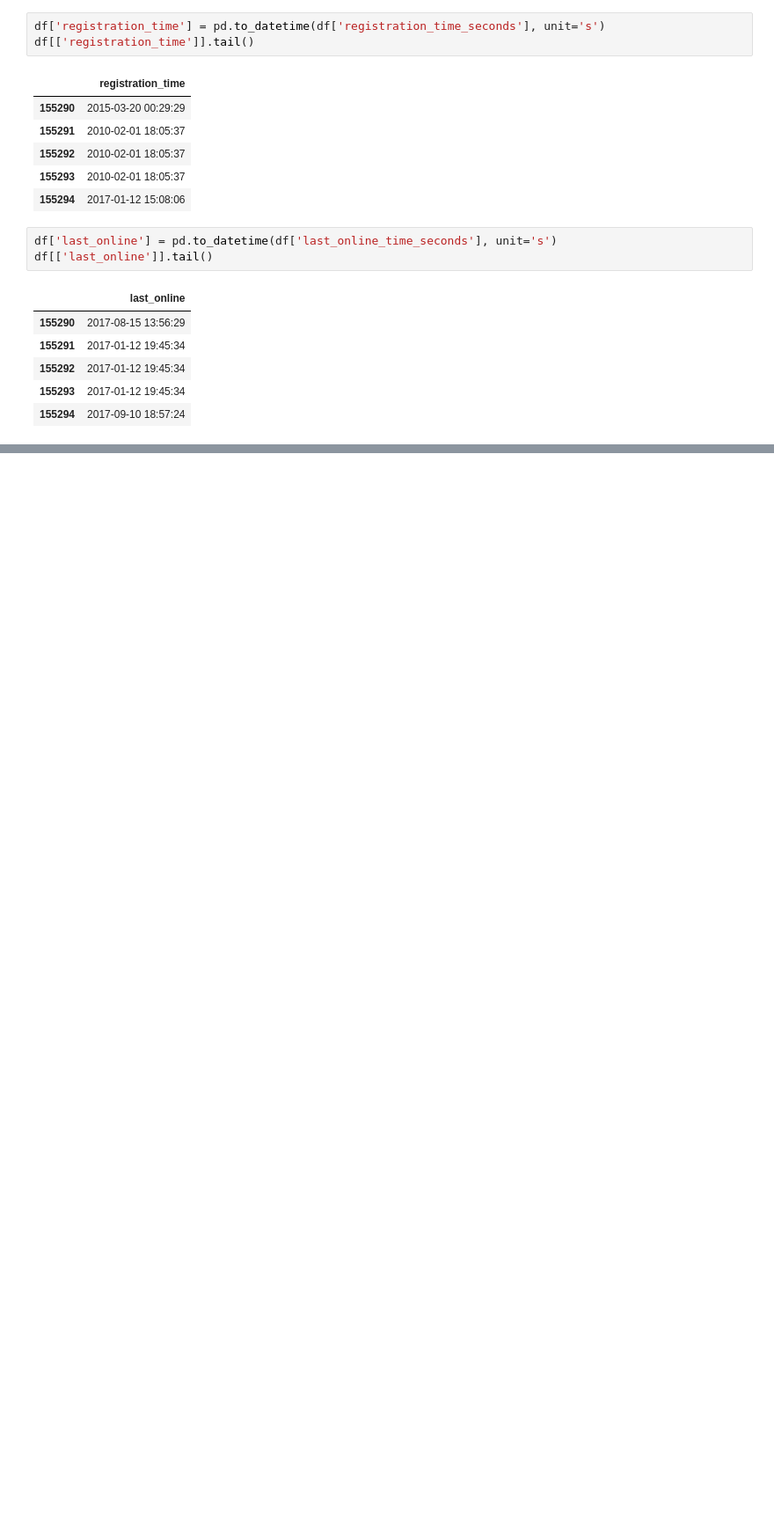
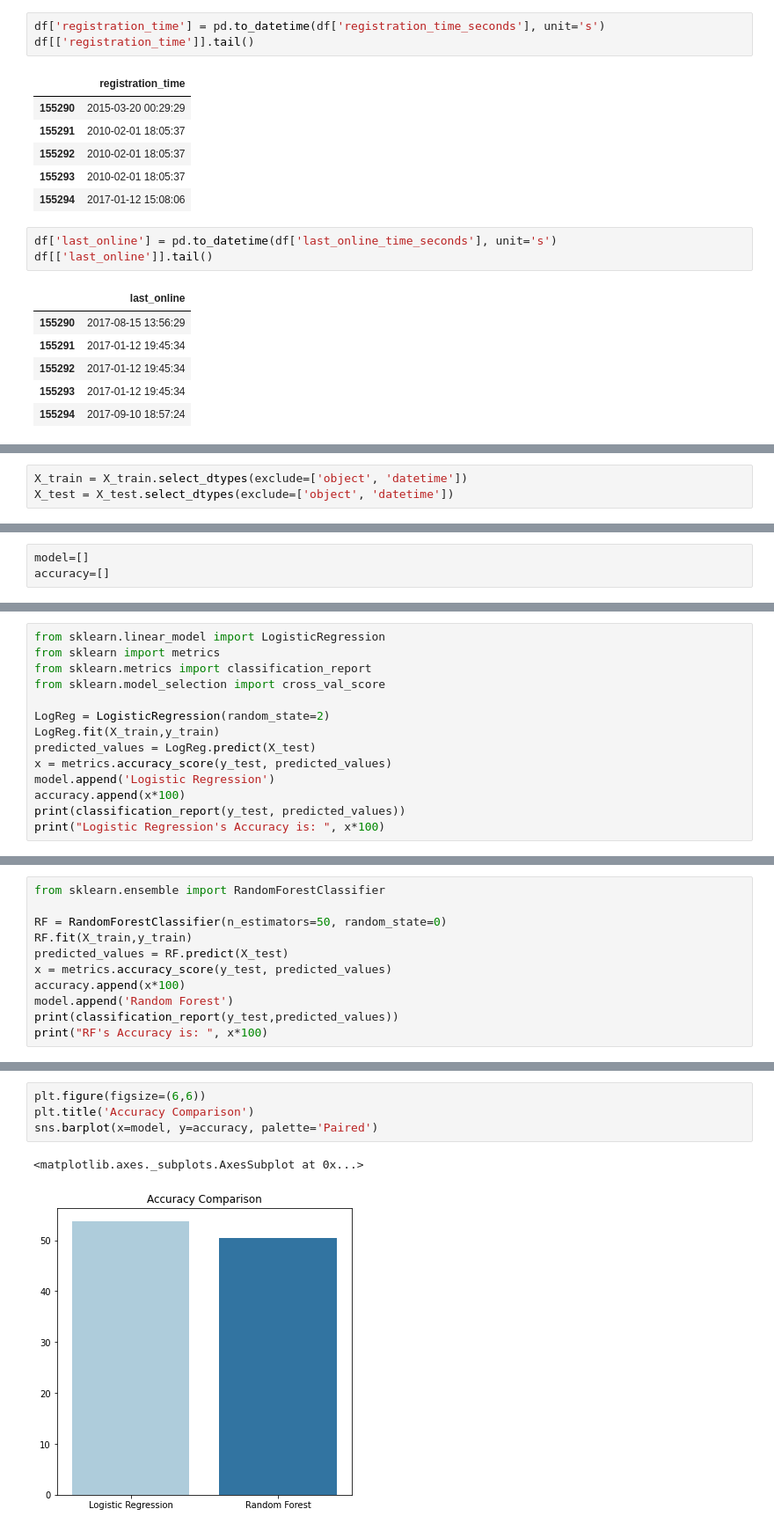
Before and after one commit to AlgorithmUnlocksML/Problem_Recommendation, a Jupyter notebook: Problem_Recommendation.ipynb, the cells around one changed output, grey strips where cells are left out. Shown at 88% size. Cells and saved outputs as stored; diff of their text form; blank space fills up the shorter version.

Commit message:
added models

```diff
--- a/Problem_Recommendation.ipynb
+++ b/Problem_Recommendation.ipynb
@@ -553,0 +732,3 @@ dtype: object
+# %%
+X_train = X_train.select_dtypes(exclude=['object', 'datetime'])
+X_test = X_test.select_dtypes(exclude=['object', 'datetime'])
@@ -553,0 +810,3 @@ dtype: object
+# %%
+model=[]
+accuracy=[]
@@ -553,0 +815,14 @@ dtype: object
+# %%
+from sklearn.linear_model import LogisticRegression
+from sklearn import metrics
+from sklearn.metrics import classification_report
+from sklearn.model_selection import cross_val_score
+
+LogReg = LogisticRegression(random_state=2)
+LogReg.fit(X_train,y_train)
+predicted_values = LogReg.predict(X_test)
+x = metrics.accuracy_score(y_test, predicted_values)
+model.append('Logistic Regression')
+accuracy.append(x*100)
+print(classification_report(y_test, predicted_values))
+print("Logistic Regression's Accuracy is: ", x*100)
@@ -553,0 +935,11 @@ dtype: object
+# %%
+from sklearn.ensemble import RandomForestClassifier
+
+RF = RandomForestClassifier(n_estimators=50, random_state=0)
+RF.fit(X_train,y_train)
+predicted_values = RF.predict(X_test)
+x = metrics.accuracy_score(y_test, predicted_values)
+accuracy.append(x*100)
+model.append('Random Forest')
+print(classification_report(y_test,predicted_values))
+print("RF's Accuracy is: ", x*100)
@@ -553,0 +994,7 @@ dtype: object
+# %%
+plt.figure(figsize=(6,6))
+plt.title('Accuracy Comparison')
+sns.barplot(x=model, y=accuracy, palette='Paired')
+# %% [output]
+<matplotlib.axes._subplots.AxesSubplot at 0x...>
+[figure, added]
```
Also changed, not shown: parts of 100 cells of this notebook.
